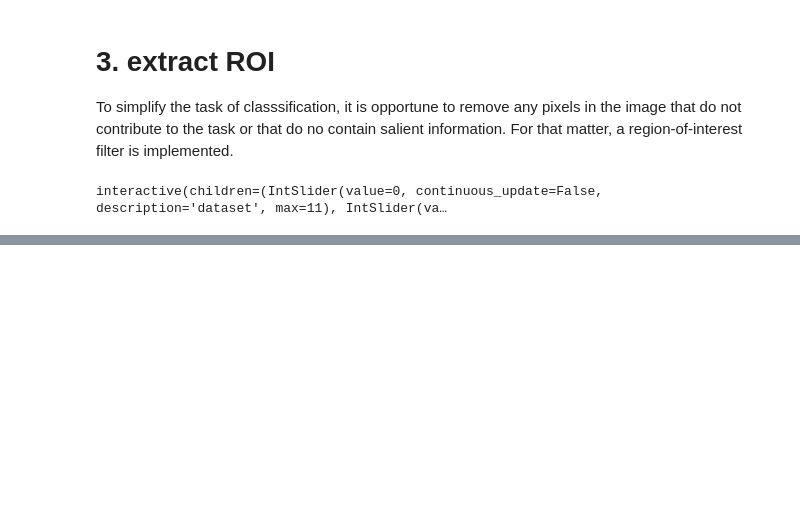
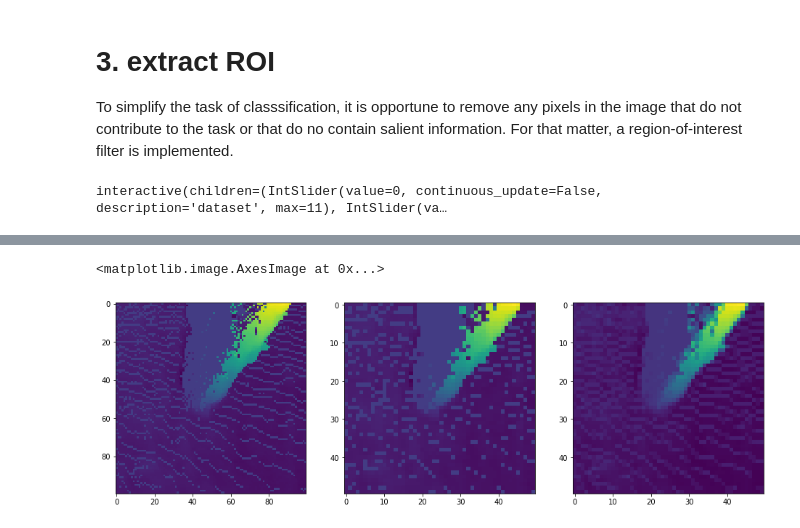
Before and after one commit to toinsson/touchclass, a Jupyter notebook: 1. dataset-exploration.ipynb, the cells around one changed output, grey strips where cells are left out. Saved outputs shown, nothing was run; the diff lists cells and outputs as text; code cells hidden in the pictures; blank space fills up the shorter version.

```diff
--- a/1. dataset-exploration.ipynb
+++ b/1. dataset-exploration.ipynb
@@ -192,0 +358,12 @@ interactive(children=(IntSlider(value=0, continuous_update=False, description='d
+# %%
+fig, ax = plt.subplots(1,3, figsize=(16,16))
+ax[0].imshow(frame_clip)
+ax[1].imshow(frame_clip[::2,::2])
+
+from skimage.transform import resize
+image_resized = resize(frame_clip, (frame_clip.shape[0] // 2, frame_clip.shape[1] // 2),
+                       anti_aliasing=False)
+ax[2].imshow(image_resized)
+# %% [output]
+<matplotlib.image.AxesImage at 0x...>
+[figure, added]
```
Also changed, not shown: parts of 24 cells of this notebook, 19 other files.
